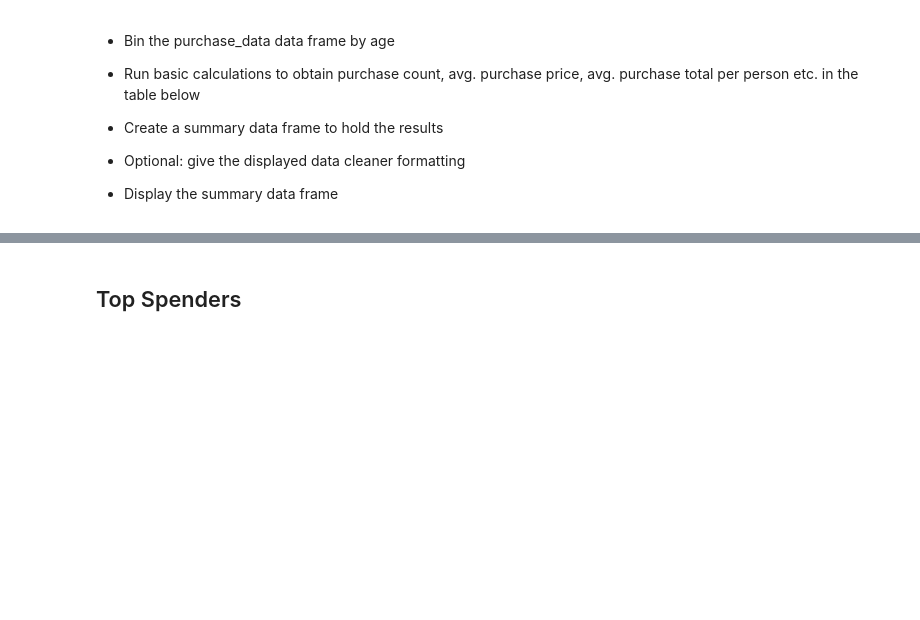
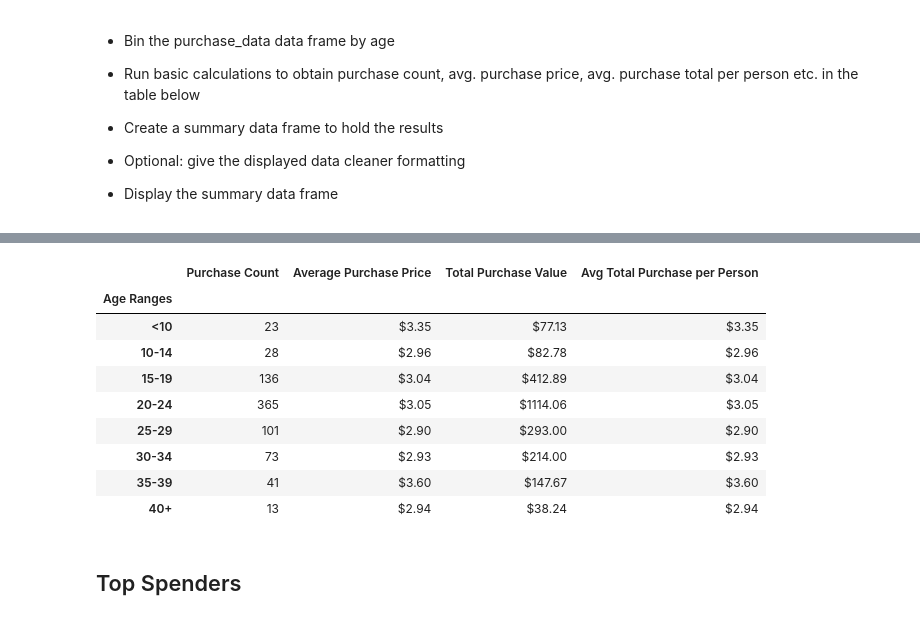
Before and after one commit to jacalderonn/Videogame_sales, a Jupyter notebook: HeroesOfPymoli/HeroesOfPymoli.ipynb, the cells around one changed output, grey strips where cells are left out. Cells and saved outputs as stored; diff of their text form; code cells hidden in the pictures; blank space fills up the shorter version.

```diff
--- a/HeroesOfPymoli/HeroesOfPymoli.ipynb
+++ b/HeroesOfPymoli/HeroesOfPymoli.ipynb
@@ -273,3 +243,56 @@ age_df.loc[(age_df["Age"]<10)]
+# %%
+# Age Intervals
+bin_1 = len(purchase_data.loc[(purchase_data["Age"]<10)])
+bin_2 = len(purchase_data.loc[(purchase_data["Age"]>=10) & (purchase_data["Age"]<=14)])
+bin_3 = len(purchase_data.loc[(purchase_data["Age"]>=15) & (purchase_data["Age"]<=19)])
+bin_4 = len(purchase_data.loc[(purchase_data["Age"]>=20) & (purchase_data["Age"]<=24)])
+bin_5 = len(purchase_data.loc[(purchase_data["Age"]>=25) & (purchase_data["Age"]<=29)])
+bin_6 = len(purchase_data.loc[(purchase_data["Age"]>=30) & (purchase_data["Age"]<=34)])
+bin_7 = len(purchase_data.loc[(purchase_data["Age"]>=35) & (purchase_data["Age"]<=39)])
+bin_8 = len(purchase_data.loc[(purchase_data["Age"]>=40)])
+
+# Finding the average purchased price
+avg_p_v_1 = (purchase_data.loc[(purchase_data["Age"]<10)])["Price"].mean()
+avg_p_v_2 = (purchase_data.loc[(purchase_data["Age"]>=10) & (purchase_data["Age"]<=14)])["Price"].mean()
+avg_p_v_3 = (purchase_data.loc[(purchase_data["Age"]>=15) & (purchase_data["Age"]<=19)])["Price"].mean()
+avg_p_v_4 = (purchase_data.loc[(purchase_data["Age"]>=20) & (purchase_data["Age"]<=24)])["Price"].mean()
+avg_p_v_5 = (purchase_data.loc[(purchase_data["Age"]>=25) & (purchase_data["Age"]<=29)])["Price"].mean()
+avg_p_v_6 = (purchase_data.loc[(purchase_data["Age"]>=30) & (purchase_data["Age"]<=34)])["Price"].mean()
+avg_p_v_7 = (purchase_data.loc[(purchase_data["Age"]>=35) & (purchase_data["Age"]<=39)])["Price"].mean()
+avg_p_v_8 = (purchase_data.loc[(purchase_data["Age"]>=40)])["Price"].mean()
+
+# Finding the total purchased value
+tot_p_v_1 = (purchase_data.loc[(purchase_data["Age"]<10)])["Price"].sum()
+tot_p_v_2 = (purchase_data.loc[(purchase_data["Age"]>=10) & (purchase_data["Age"]<=14)])["Price"].sum()
+tot_p_v_3 = (purchase_data.loc[(purchase_data["Age"]>=15) & (purchase_data["Age"]<=19)])["Price"].sum()
+tot_p_v_4 = (purchase_data.loc[(purchase_data["Age"]>=20) & (purchase_data["Age"]<=24)])["Price"].sum()
+tot_p_v_5 = (purchase_data.loc[(purchase_data["Age"]>=25) & (purchase_data["Age"]<=29)])["Price"].sum()
+tot_p_v_6 = (purchase_data.loc[(purchase_data["Age"]>=30) & (purchase_data["Age"]<=34)])["Price"].sum()
+tot_p_v_7 = (purchase_data.loc[(purchase_data["Age"]>=35) & (purchase_data["Age"]<=39)])["Price"].sum()
+tot_p_v_8 = (purchase_data.loc[(purchase_data["Age"]>=40)])["Price"].sum()
+# %%
+# Creating the data base and displaying the results
+data_ages = {
+    "Age Ranges": ["<10", "10-14", "15-19", "20-24", "25-29", "30-34", "35-39", "40+"],
+    "Purchase Count": [bin_1, bin_2, bin_3, bin_4, bin_5, bin_6, bin_7, bin_8],
+    "Average Purchase Price": [f"${avg_p_v_1:.2f}", f"${avg_p_v_2:.2f}", f"${avg_p_v_3:.2f}", f"${avg_p_v_4:.2f}", f"${avg_p_v_5:.2f}", f"${avg_p_v_6:.2f}", f"${avg_p_v_7:.2f}", f"${avg_p_v_8:.2f}"],
+    "Total Purchase Value": [f"${tot_p_v_1:.2f}", f"${tot_p_v_2:.2f}", f"${tot_p_v_3:.2f}", f"${tot_p_v_4:.2f}", f"${tot_p_v_5:.2f}", f"${tot_p_v_6:.2f}", f"${tot_p_v_7:.2f}", f"${tot_p_v_8:.2f}"],
+    "Avg Total Purchase per Person": [f"${tot_p_v_1/bin_1:.2f}", f"${tot_p_v_2/bin_2:.2f}", f"${tot_p_v_3/bin_3:.2f}", f"${tot_p_v_4/bin_4:.2f}", f"${tot_p_v_5/bin_5:.2f}", f"${tot_p_v_6/bin_6:.2f}", f"${tot_p_v_7/bin_7:.2f}", f"${tot_p_v_8/bin_8:.2f}"]
+}
+
+analysis_gender = pd.DataFrame(data_ages, columns = ["Age Ranges", "Purchase Count", "Average Purchase Price", "Total Purchase Value", "Avg Total Purchase per Person"])
+analysis_gender.set_index("Age Ranges")
+# %% [output]
+|  | Purchase Count | Average Purchase Price | Total Purchase Value | Avg Total Purchase per Person |
+| Age Ranges |  |  |  |  |
+| <10 | 23 | $3.35 | $77.13 | $3.35 |
+| 10-14 | 28 | $2.96 | $82.78 | $2.96 |
+| 15-19 | 136 | $3.04 | $412.89 | $3.04 |
+| 20-24 | 365 | $3.05 | $1114.06 | $3.05 |
+| 25-29 | 101 | $2.90 | $293.00 | $2.90 |
+| 30-34 | 73 | $2.93 | $214.00 | $2.93 |
+| 35-39 | 41 | $3.60 | $147.67 | $3.60 |
+| 40+ | 13 | $2.94 | $38.24 | $2.94 |
 # %% [markdown]
 ## Top Spenders
 # %% [markdown]
```
Also changed, not shown: parts of 12 cells of this notebook.
